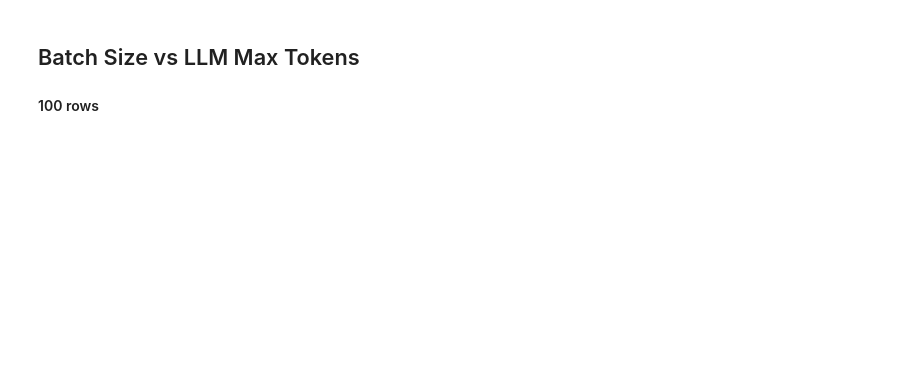
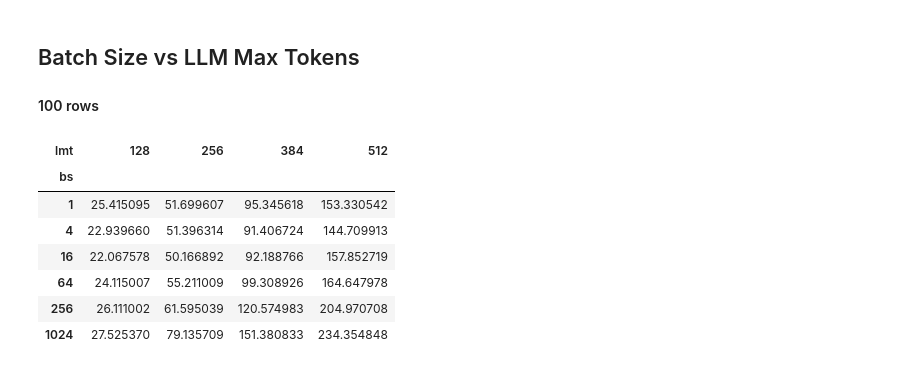
Before and after one commit to ThatUdeshUK/mldb, a Jupyter notebook: eval/Compare LLM parameters.ipynb, the cells around one changed output. Drawn from its saved outputs; the diff is of its cells as text; code cells hidden in the pictures; blank space fills up the shorter version.

```diff
--- a/eval/Compare LLM parameters.ipynb
+++ b/eval/Compare LLM parameters.ipynb
@@ -53,2 +55,13 @@ out = out.pivot(index="bs", columns="lmt", values="total")
+# %%
+out
+# %% [output]
+| lmt | 128 | 256 | 384 | 512 |
+| bs |  |  |  |  |
+| 1 | 25.415095 | 51.699607 | 95.345618 | 153.330542 |
+| 4 | 22.939660 | 51.396314 | 91.406724 | 144.709913 |
+| 16 | 22.067578 | 50.166892 | 92.188766 | 157.852719 |
+| 64 | 24.115007 | 55.211009 | 99.308926 | 164.647978 |
+| 256 | 26.111002 | 61.595039 | 120.574983 | 204.970708 |
+| 1024 | 27.525370 | 79.135709 | 151.380833 | 234.354848 |
 # %%
 sns.heatmap(data=out, annot=True, fmt=".1f")
```
Also changed, not shown: parts of 7 cells of this notebook, 6 other files.
